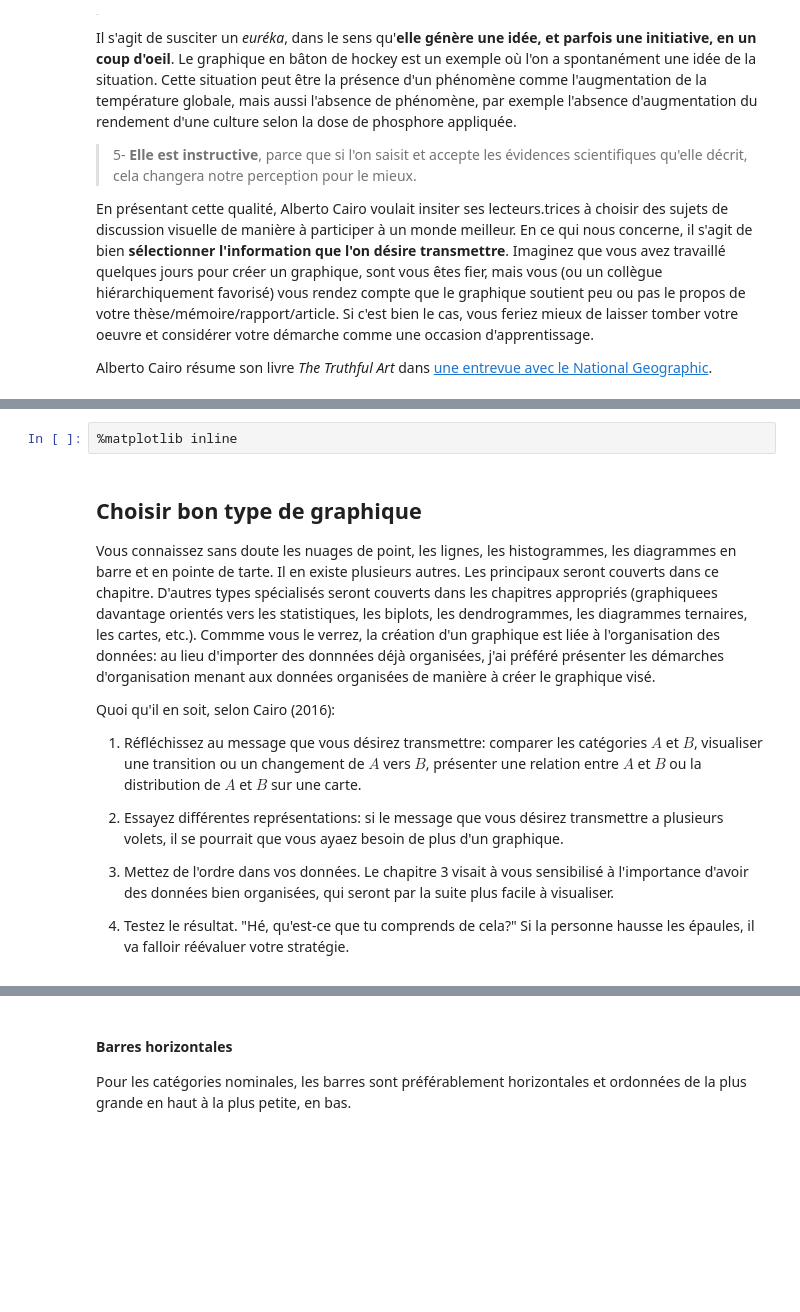
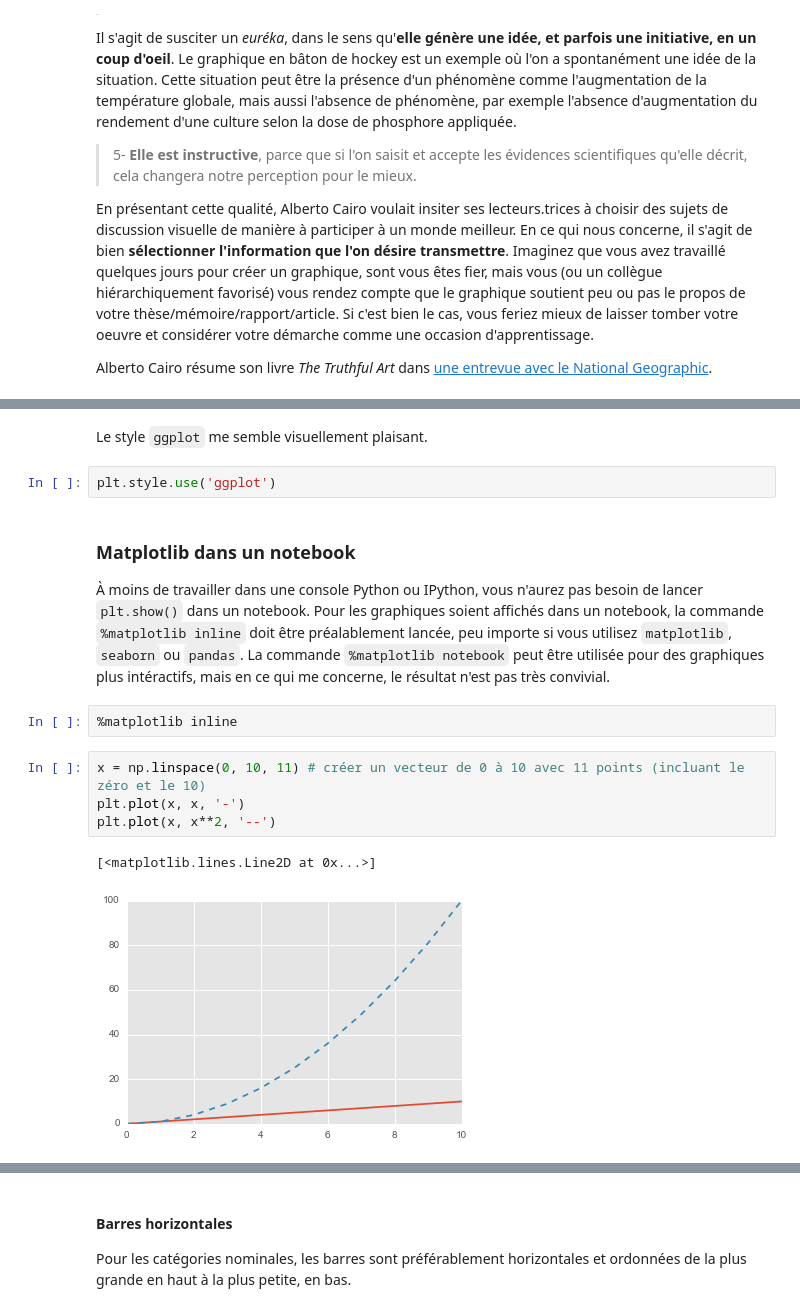
Before and after one commit to essicolo/ecologie-mathematique-Py, a Jupyter notebook: 04_Visualisation/4_Visualisation.ipynb, the cells around one changed output, grey strips where cells are left out. Saved outputs shown, nothing was run; the diff lists cells and outputs as text; blank space fills up the shorter version.

```diff
--- a/4_Visualisation/4_Visualisation.ipynb
+++ b/04_Visualisation/4_Visualisation.ipynb
@@ -89,16 +142,17 @@ Afin que les graphiques soient affichés dans un jupyter notebook, la commande `
+# %% [markdown]
+Le style `ggplot` me semble visuellement plaisant.
+# %%
+plt.style.use('ggplot')
+# %% [markdown]
+### Matplotlib dans un notebook
+
+À moins de travailler dans une console Python ou IPython, vous n'aurez pas besoin de lancer `plt.show()` dans un notebook. Pour les graphiques soient affichés dans un notebook, la commande `%matplotlib inline` doit être préalablement lancée, peu importe si vous utilisez `matplotlib`, `seaborn` ou `pandas`. La commande `%matplotlib notebook` peut être utilisée pour des graphiques plus intéractifs, mais en ce qui me concerne, le résultat n'est pas très convivial.
 # %%
 %matplotlib inline
-# %% [markdown]
-## Choisir bon type de graphique
-
-Vous connaissez sans doute les nuages de point, les lignes, les histogrammes, les diagrammes en barre et en pointe de tarte. Il en existe plusieurs autres. Les principaux seront couverts dans ce chapitre. D'autres types spécialisés seront couverts dans les chapitres appropriés (graphiquees davantage orientés vers les statistiques, les biplots, les dendrogrammes, les diagrammes ternaires, les cartes, etc.). Commme vous le verrez, la création d'un graphique est liée à l'organisation des données: au lieu d'importer des donnnées déjà organisées, j'ai préféré présenter les démarches d'organisation menant aux données organisées de manière à créer le graphique visé.
-
-Quoi qu'il en soit, selon Cairo (2016):
-
-1. Réfléchissez au message que vous désirez transmettre: comparer les catégories $A$ et $B$, visualiser une transition ou un changement de $A$ vers $B$, présenter une relation entre $A$ et $B$ ou la distribution de $A$ et $B$ sur une carte.
-
-2. Essayez différentes représentations: si le message que vous désirez transmettre a plusieurs volets, il se pourrait que vous ayaez besoin de plus d'un graphique.
-
-3. Mettez de l'ordre dans vos données. Le chapitre 3 visait à vous sensibilisé à l'importance d'avoir des données bien organisées, qui seront par la suite plus facile à visualiser.
-
-4. Testez le résultat. "Hé, qu'est-ce que tu comprends de cela?" Si la personne hausse les épaules, il va falloir réévaluer votre stratégie.
+# %%
+x = np.linspace(0, 10, 11) # créer un vecteur de 0 à 10 avec 11 points (incluant le zéro et le 10)
+plt.plot(x, x, '-')
+plt.plot(x, x**2, '--')
+# %% [output]
+[<matplotlib.lines.Line2D at 0x...>]
+[figure, added]
```
Also changed, not shown: parts of 49 cells of this notebook, 47 other files.
